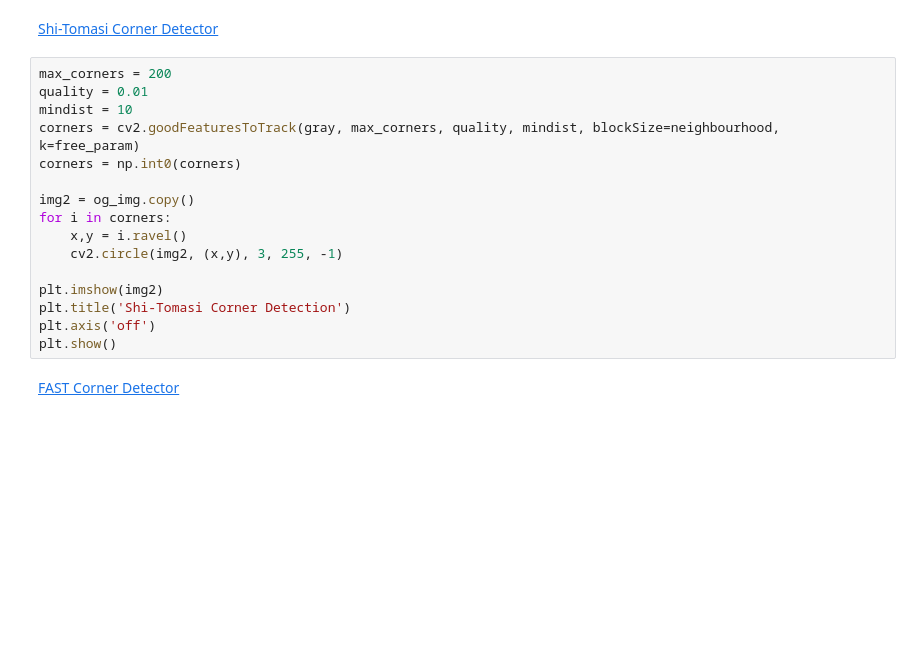
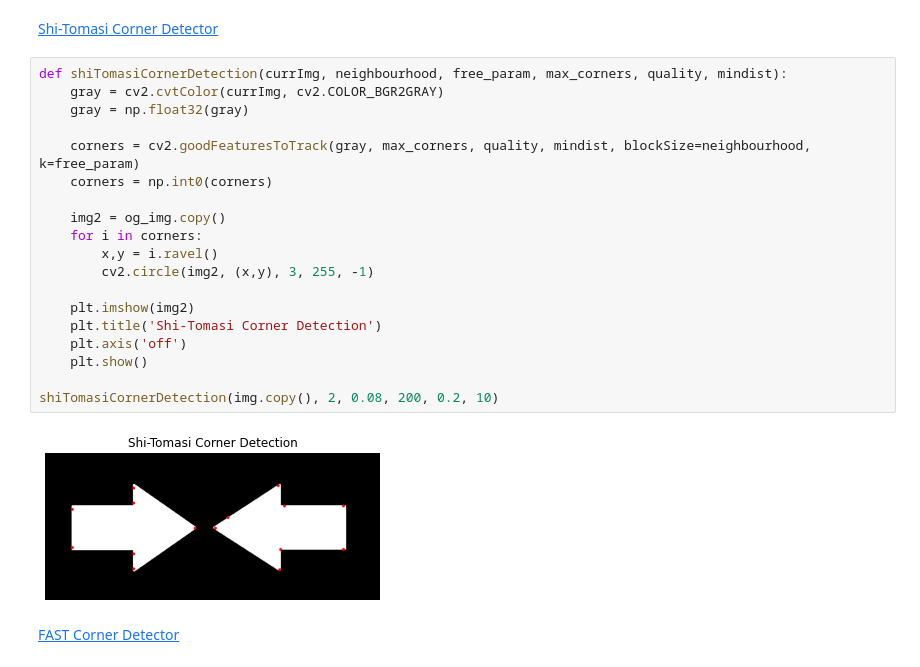
Before and after one commit to monkin77/feup-vc, a Jupyter notebook: weekly_exercises/solved_notebooks/4_feature_points_detection.ipynb, the cells around one changed output. Drawn from its saved outputs; the diff is of its cells as text; blank space fills up the shorter version.

```diff
--- a/weekly_exercises/solved_notebooks/4_feature_points_detection.ipynb
+++ b/weekly_exercises/solved_notebooks/4_feature_points_detection.ipynb
@@ -51,21 +48,26 @@ plt.show()
 # %% [markdown]
 [Shi-Tomasi Corner Detector](https://docs.opencv.org/4.x/dd/d1a/group__imgproc__feature.html#ga1d6bb77486c8f92d79c8793ad995d541)
 # %%
-max_corners = 200
-quality = 0.01
-mindist = 10
-corners = cv2.goodFeaturesToTrack(gray, max_corners, quality, mindist, blockSize=neighbourhood, k=free_param)
-corners = np.int0(corners)
+def shiTomasiCornerDetection(currImg, neighbourhood, free_param, max_corners, quality, mindist):
+    gray = cv2.cvtColor(currImg, cv2.COLOR_BGR2GRAY)
+    gray = np.float32(gray)
 
-img2 = og_img.copy()
-for i in corners:
-    x,y = i.ravel()
-    cv2.circle(img2, (x,y), 3, 255, -1)
+    corners = cv2.goodFeaturesToTrack(gray, max_corners, quality, mindist, blockSize=neighbourhood, k=free_param)
+    corners = np.int0(corners)
 
-plt.imshow(img2)
-plt.title('Shi-Tomasi Corner Detection')
-plt.axis('off')
-plt.show()
+    img2 = og_img.copy()
+    for i in corners:
+        x,y = i.ravel()
+        cv2.circle(img2, (x,y), 3, 255, -1)
+
+    plt.imshow(img2)
+    plt.title('Shi-Tomasi Corner Detection')
+    plt.axis('off')
+    plt.show()
+
+shiTomasiCornerDetection(img.copy(), 2, 0.08, 200, 0.2, 10)
+# %% [output]
+[figure, added]
 # %% [markdown]
 [FAST Corner Detector](https://docs.opencv.org/4.x/df/d74/classcv_1_1FastFeatureDetector.html)
 # %%
```
Also changed, not shown: parts of 3 cells of this notebook.
